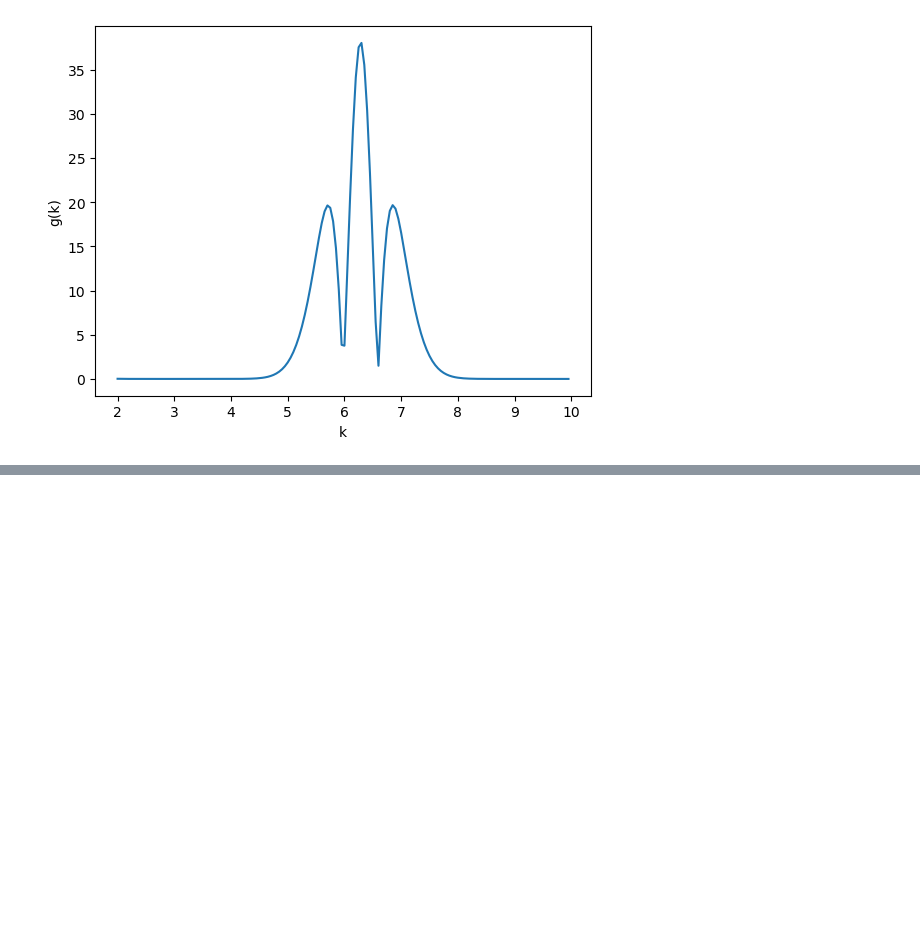
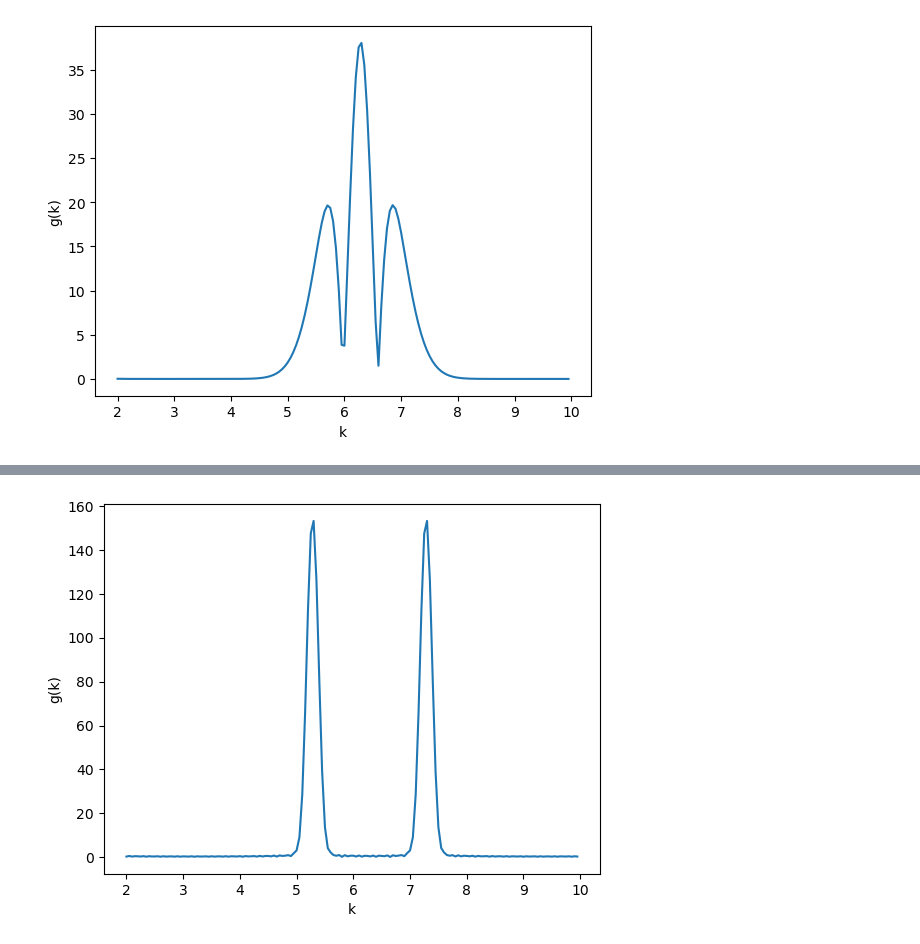
Before and after one commit to kerseviciute/how-does-vision-work, a Jupyter notebook: homework-1.ipynb, the cells around one changed output, grey strips where cells are left out. Saved outputs shown, nothing was run; the diff lists cells and outputs as text; code cells hidden in the pictures; blank space fills up the shorter version.

```diff
--- a/homework-1.ipynb
+++ b/homework-1.ipynb
@@ -263,0 +268,18 @@ plt.show()
+# %%
+kernel = vertical_filter(
+    sigma_x = 10,
+    sigma_y = 5,
+    k = 1,
+    phi = math.radians(45),
+    l = 51
+)
+
+k = np.array(range(40, 200)) / 20
+g_k = g(kernel, k)
+# %%
+plt.plot(k, g_k)
+plt.xlabel("k")
+plt.ylabel("g(k)")
+plt.show()
+# %% [output]
+[figure, added]
```
Also changed, not shown: parts of 2 cells of this notebook.
